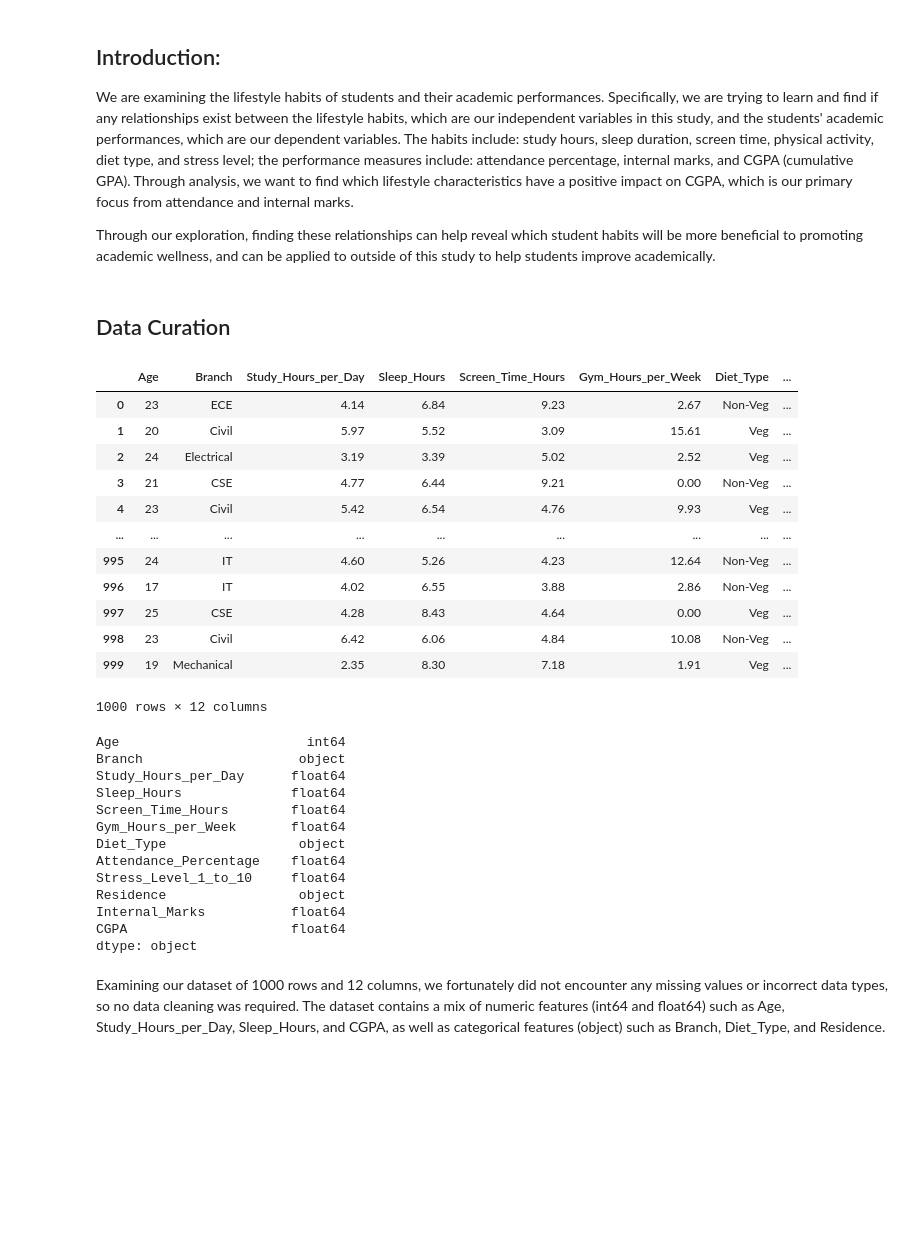
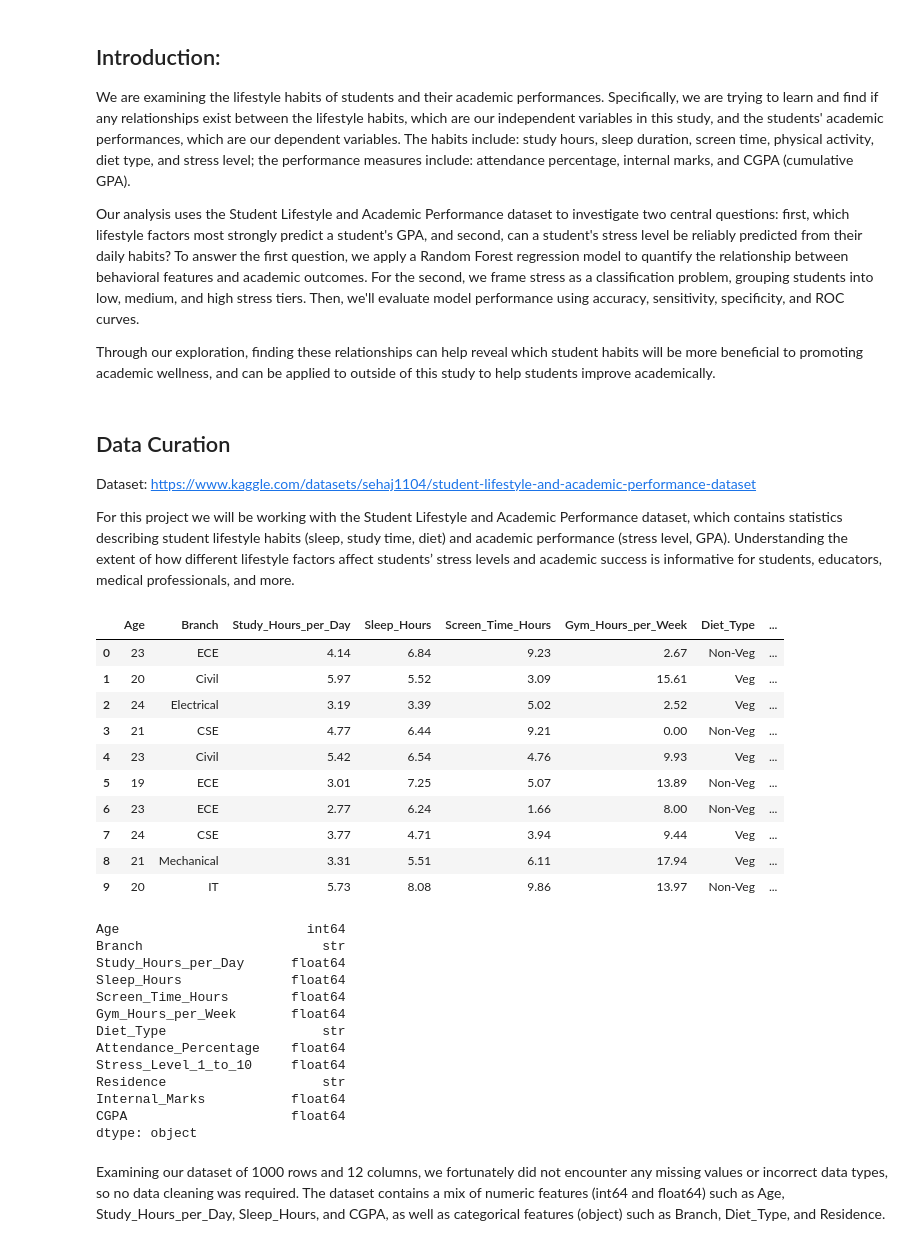
Before and after one commit to arajah574/arajah574.github.io, a Jupyter notebook: Semester_Project.ipynb, the cells around one changed output. Drawn from its saved outputs; the diff is of its cells as text; code cells hidden in the pictures; blank space fills up the shorter version.

```diff
--- a/Semester_Project.ipynb
+++ b/Semester_Project.ipynb
@@ -16,46 +16,54 @@ Anjana - I did ...
 # %% [markdown]
 ## Introduction:
 
-We are examining the lifestyle habits of students and their academic performances. Specifically, we are trying to learn and find if any relationships exist between the lifestyle habits, which are our independent variables in this study, and the students' academic performances, which are our dependent variables. The habits include: study hours, sleep duration, screen time, physical activity, diet type, and stress level; the performance measures include: attendance percentage, internal marks, and CGPA (cumulative GPA). Through analysis, we want to find which lifestyle characteristics have a positive impact on CGPA, which is our primary focus from attendance and internal marks.
+We are examining the lifestyle habits of students and their academic performances. Specifically, we are trying to learn and find if any relationships exist between the lifestyle habits, which are our independent variables in this study, and the students' academic performances, which are our dependent variables. The habits include: study hours, sleep duration, screen time, physical activity, diet type, and stress level; the performance measures include: attendance percentage, internal marks, and CGPA (cumulative GPA).
+
+Our analysis uses the Student Lifestyle and Academic Performance dataset to investigate two central questions: first, which lifestyle factors most strongly predict a student's GPA, and second, can a student's stress level be reliably predicted from their daily habits? To answer the first question, we apply a Random Forest regression model to quantify the relationship between behavioral features and academic outcomes. For the second, we frame stress as a classification problem, grouping students into low, medium, and high stress tiers. Then, we'll evaluate model performance using accuracy, sensitivity, specificity, and ROC curves.
 
 Through our exploration, finding these relationships can help reveal which student habits will be more beneficial to promoting academic wellness, and can be applied to outside of this study to help students improve academically.
 # %% [markdown]
 ## Data Curation
+Dataset: https://www.kaggle.com/datasets/sehaj1104/student-lifestyle-and-academic-performance-dataset
+
+For this project we will be working with the Student Lifestyle and Academic
+Performance dataset, which contains statistics describing student lifestyle habits
+(sleep, study time, diet) and academic performance (stress level, GPA).
+Understanding the extent of how different lifestyle factors affect students’ stress
+levels and academic success is informative for students, educators, medical
+professionals, and more.
 # %%
 import pandas as pd
 from scipy import stats
 import matplotlib.pyplot as plt
 # %%
 df = pd.read_csv("student_lifestyle_performance_dataset.csv")
-display(df)
+display(df.head(10))
 display(df.dtypes)
 # %% [output]
 |  | Age | Branch | Study_Hours_per_Day | Sleep_Hours | Screen_Time_Hours | Gym_Hours_per_Week | Diet_Type | ... |
 | 0 | 23 | ECE | 4.14 | 6.84 | 9.23 | 2.67 | Non-Veg | ... |
 | 1 | 20 | Civil | 5.97 | 5.52 | 3.09 | 15.61 | Veg | ... |
 | 2 | 24 | Electrical | 3.19 | 3.39 | 5.02 | 2.52 | Veg | ... |
 | 3 | 21 | CSE | 4.77 | 6.44 | 9.21 | 0.00 | Non-Veg | ... |
 | 4 | 23 | Civil | 5.42 | 6.54 | 4.76 | 9.93 | Veg | ... |
-| ... | ... | ... | ... | ... | ... | ... | ... | ... |
-| 995 | 24 | IT | 4.60 | 5.26 | 4.23 | 12.64 | Non-Veg | ... |
-| 996 | 17 | IT | 4.02 | 6.55 | 3.88 | 2.86 | Non-Veg | ... |
-| 997 | 25 | CSE | 4.28 | 8.43 | 4.64 | 0.00 | Veg | ... |
-| 998 | 23 | Civil | 6.42 | 6.06 | 4.84 | 10.08 | Non-Veg | ... |
-| 999 | 19 | Mechanical | 2.35 | 8.30 | 7.18 | 1.91 | Veg | ... |
+| 5 | 19 | ECE | 3.01 | 7.25 | 5.07 | 13.89 | Non-Veg | ... |
+| 6 | 23 | ECE | 2.77 | 6.24 | 1.66 | 8.00 | Non-Veg | ... |
+| 7 | 24 | CSE | 3.77 | 4.71 | 3.94 | 9.44 | Veg | ... |
+| 8 | 21 | Mechanical | 3.31 | 5.51 | 6.11 | 17.94 | Veg | ... |
+| 9 | 20 | IT | 5.73 | 8.08 | 9.86 | 13.97 | Non-Veg | ... |
-1000 rows × 12 columns
+Age                        int64
+Branch                       str
+Study_Hours_per_Day      float64
+Sleep_Hours              float64
+Screen_Time_Hours        float64
+Gym_Hours_per_Week       float64
+Diet_Type                    str
+Attendance_Percentage    float64
+Stress_Level_1_to_10     float64
+Residence                    str
+Internal_Marks           float64
+CGPA                     float64
+dtype: object
-Age                        int64
-Branch                    object
-Study_Hours_per_Day      float64
-Sleep_Hours              float64
-Screen_Time_Hours        float64
-Gym_Hours_per_Week       float64
-Diet_Type                 object
-Attendance_Percentage    float64
-Stress_Level_1_to_10     float64
-Residence                 object
-Internal_Marks           float64
-CGPA                     float64
-dtype: object
 # %% [markdown]
 Examining our dataset of 1000 rows and 12 columns, we fortunately did not encounter any
 missing values or incorrect data types, so no data cleaning was required. The dataset contains
```
Also changed, not shown: parts of 26 cells of this notebook, 1 other file.
